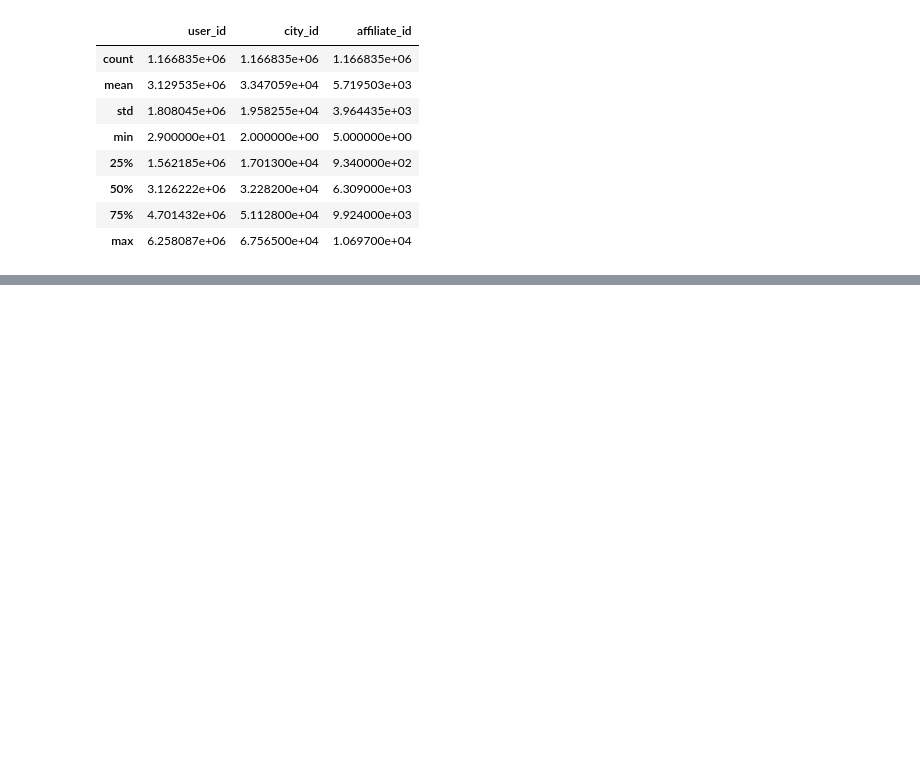
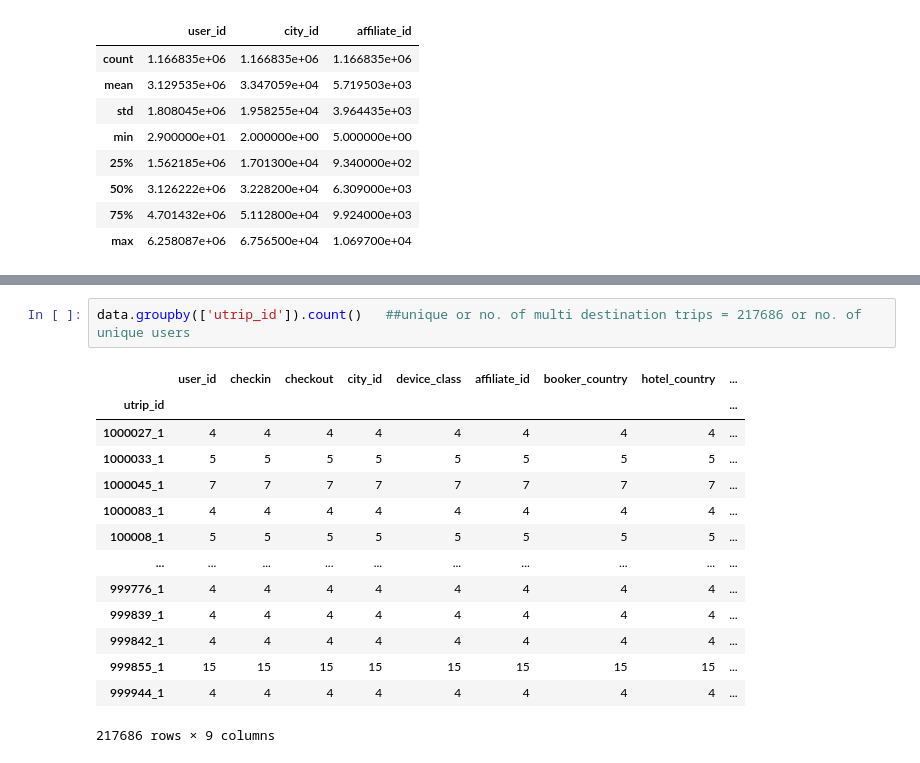
Before and after one commit to shrish83/Python-Basics, a Jupyter notebook: New folder/script.ipynb, the cells around one changed output, grey strips where cells are left out. Cells and saved outputs as stored; diff of their text form; blank space fills up the shorter version.

```diff
--- a/New folder/script.ipynb
+++ b/New folder/script.ipynb
@@ -111,0 +188,17 @@ TypeError: Neither the `x` nor `y` variable appears to be numeric.
+# %%
+data.groupby(['utrip_id']).count()   ##unique or no. of multi destination trips = 217686 or no. of unique users
+# %% [output]
+|  | user_id | checkin | checkout | city_id | device_class | affiliate_id | booker_country | hotel_country | ... |
+| utrip_id |  |  |  |  |  |  |  |  | ... |
+| 1000027_1 | 4 | 4 | 4 | 4 | 4 | 4 | 4 | 4 | ... |
+| 1000033_1 | 5 | 5 | 5 | 5 | 5 | 5 | 5 | 5 | ... |
+| 1000045_1 | 7 | 7 | 7 | 7 | 7 | 7 | 7 | 7 | ... |
+| 1000083_1 | 4 | 4 | 4 | 4 | 4 | 4 | 4 | 4 | ... |
+| 100008_1 | 5 | 5 | 5 | 5 | 5 | 5 | 5 | 5 | ... |
+| ... | ... | ... | ... | ... | ... | ... | ... | ... | ... |
+| 999776_1 | 4 | 4 | 4 | 4 | 4 | 4 | 4 | 4 | ... |
+| 999839_1 | 4 | 4 | 4 | 4 | 4 | 4 | 4 | 4 | ... |
+| 999842_1 | 4 | 4 | 4 | 4 | 4 | 4 | 4 | 4 | ... |
+| 999855_1 | 15 | 15 | 15 | 15 | 15 | 15 | 15 | 15 | ... |
+| 999944_1 | 4 | 4 | 4 | 4 | 4 | 4 | 4 | 4 | ... |
+217686 rows × 9 columns
```
Also changed, not shown: parts of 17 cells of this notebook.
